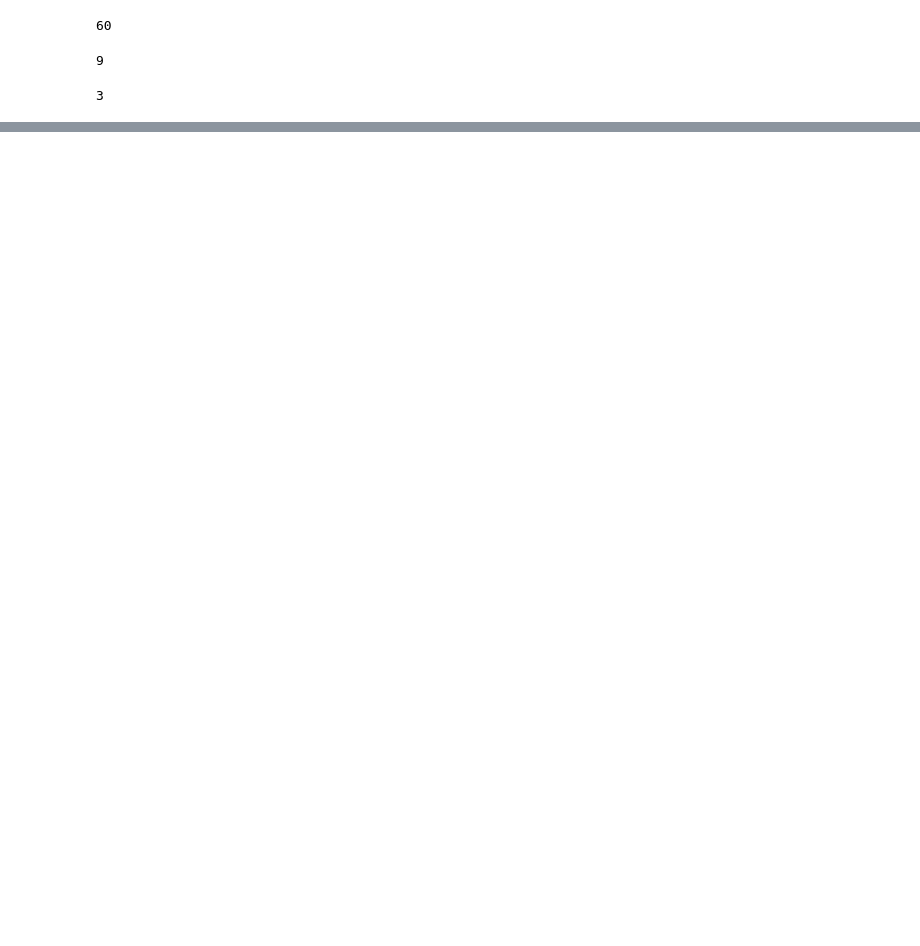
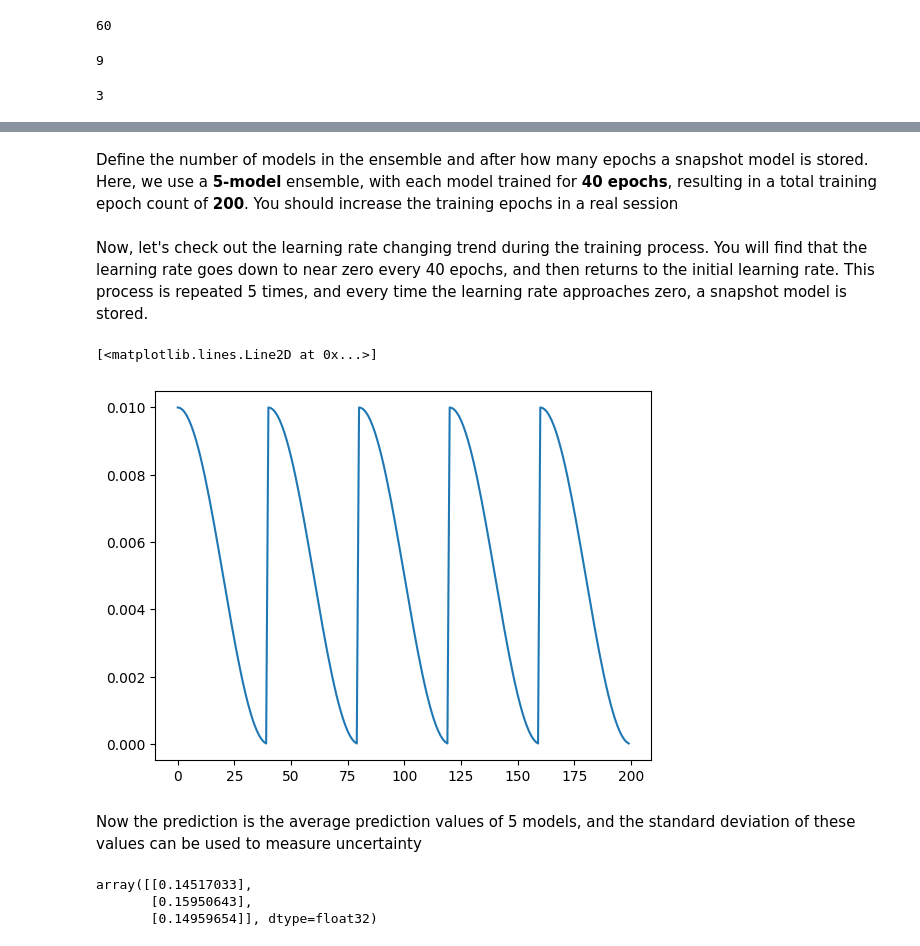
Before and after one commit to jchddd/asgcnn, a Jupyter notebook: tutorials.ipynb, the cells around one changed output, grey strips where cells are left out. Drawn from its saved outputs; the diff is of its cells as text; code cells hidden in the pictures; blank space fills up the shorter version.

```diff
--- a/tutorials.ipynb
+++ b/tutorials.ipynb
@@ -112,0 +257,9 @@ t.train(10)
+# %%
+Model = CGCNN(node_feat_length=60,
+              edge_feat_length=3,
+              embed_feat_length=60,
+              conv_number=3,
+              fc_lens=[40,20],
+              mlp_acti='silu',
+              task_typ='regre',
+              p_droput=0)
@@ -112,0 +268,6 @@ t.train(10)
+# %%
+Loader_train = Graph_data_loader(6)
+Loader_train.load_data(train_excel, [r'data/example/slab_train.bin'], target=target)
+
+Loader_valid = Graph_data_loader(6)
+Loader_valid.load_data(valid_excel, [r'data/example/slab_valid.bin'], target=target)
@@ -112,0 +283,4 @@ t.train(10)
+# %%
+t = Trainer(Model, Loader_train, Loader_valid, init_lr=0.01 , metric='mae')
+# %% [markdown]
+Define the number of models in the ensemble and after how many epochs a snapshot model is stored. Here, we use a **5-model** ensemble, with each model trained for **40 epochs**, resulting in a total training epoch count of **200**. You should increase the training epochs in a real session
@@ -112,0 +289,11 @@ t.train(10)
+# %%
+t.train(200)
+# %% [markdown]
+Now, let's check out the learning rate changing trend during the training process. You will find that the learning rate goes down to near zero every 40 epochs, and then returns to the initial learning rate. This process is repeated 5 times, and every time the learning rate approaches zero, a snapshot model is stored.
+# %%
+plt.plot(t.lrs)
+# %% [output]
+[<matplotlib.lines.Line2D at 0x...>]
+[figure, added]
+# %% [markdown]
+Now the prediction is the average prediction values of 5 models, and the standard deviation of these values can be used to measure uncertainty
@@ -112,0 +302,6 @@ t.train(10)
+# %%
+uq
+# %% [output]
+array([[0.14517033],
+       [0.15950643],
+       [0.14959654]], dtype=float32)
```
Also changed, not shown: parts of 75 cells of this notebook.
